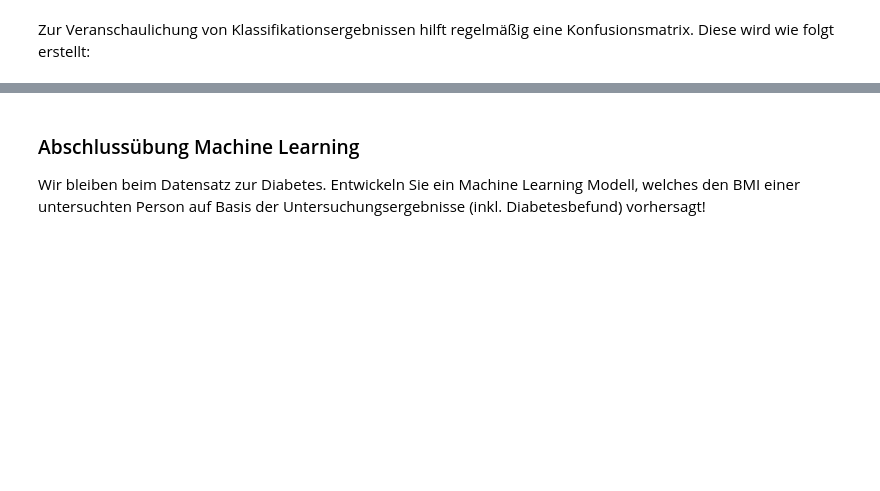
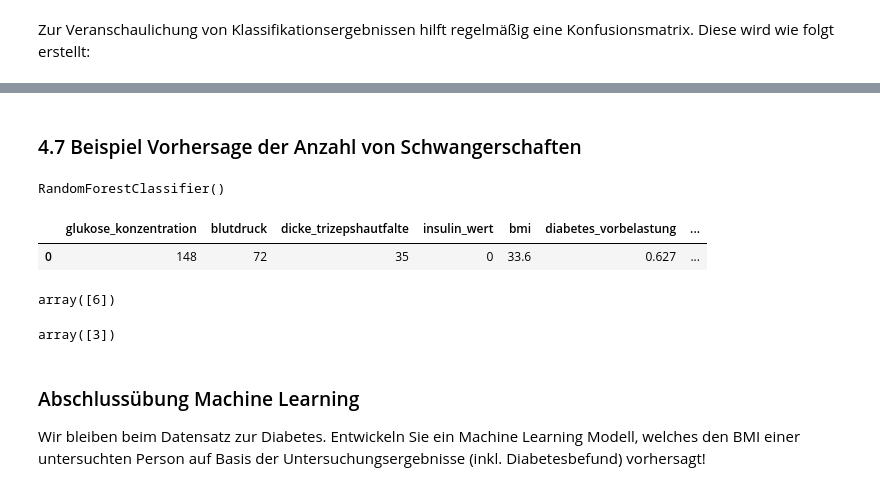
Before and after one commit to AlexKressner/KI_Logistik_Python, a Jupyter notebook: G2_Machine_Learning.ipynb, the cells around one changed output, grey strips where cells are left out. Drawn from its saved outputs; the diff is of its cells as text; code cells hidden in the pictures; blank space fills up the shorter version.

```diff
--- a/G2_Machine_Learning.ipynb
+++ b/G2_Machine_Learning.ipynb
@@ -377,0 +722,22 @@ plt.show()
+# %% [markdown]
+### 4.7 Beispiel Vorhersage der Anzahl von Schwangerschaften
+# %%
+# Modelltraining
+X = data.drop(columns="schwangerschaften")
+y = data["schwangerschaften"]
+X_train, X_test, y_train, y_test = train_test_split(X, y, test_size=0.2, random_state=3)
+model = RandomForestClassifier()
+model.fit(X_train, y_train)
+# %% [output]
+RandomForestClassifier()
+# %%
+# Modellanwendung Person1
+person = data.head(1).drop(columns="schwangerschaften").copy()
+person
+# %% [output]
+|  | glukose_konzentration | blutdruck | dicke_trizepshautfalte | insulin_wert | bmi | diabetes_vorbelastung | ... |
+| 0 | 148 | 72 | 35 | 0 | 33.6 | 0.627 | ... |
+# %%
+model.predict(person)
+# %% [output]
+array([6])
@@ -378,3 +749,7 @@ plt.show()
+# %%
+model.predict(person)
+# %% [output]
+array([3])
 # %% [markdown]
 ### Abschlussübung Machine Learning <a class="anchor" id="final"></a>
 Wir bleiben beim Datensatz zur Diabetes. Entwickeln Sie ein Machine Learning Modell, welches den BMI einer untersuchten Person auf Basis der Untersuchungsergebnisse (inkl. Diabetesbefund) vorhersagt!
```
Also changed, not shown: parts of 51 cells of this notebook.
